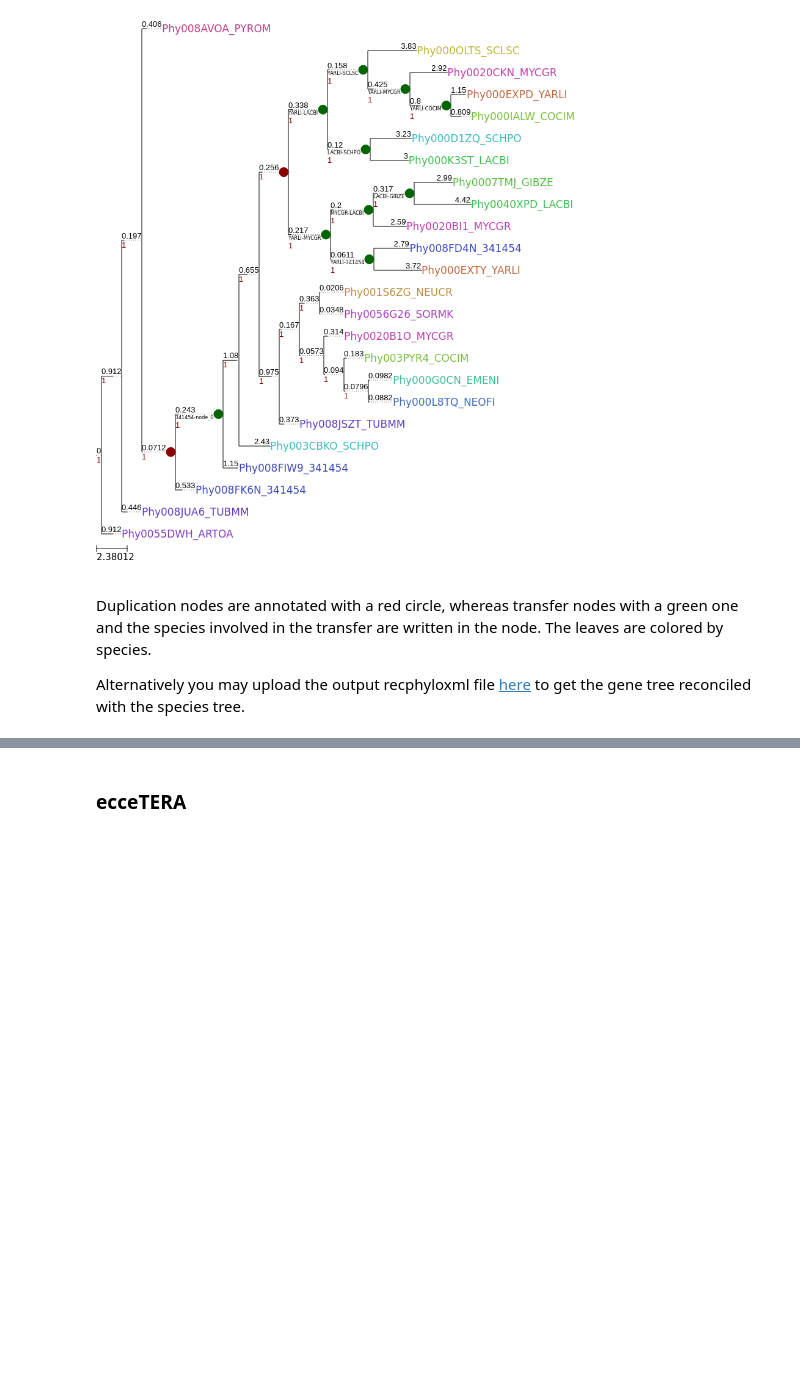
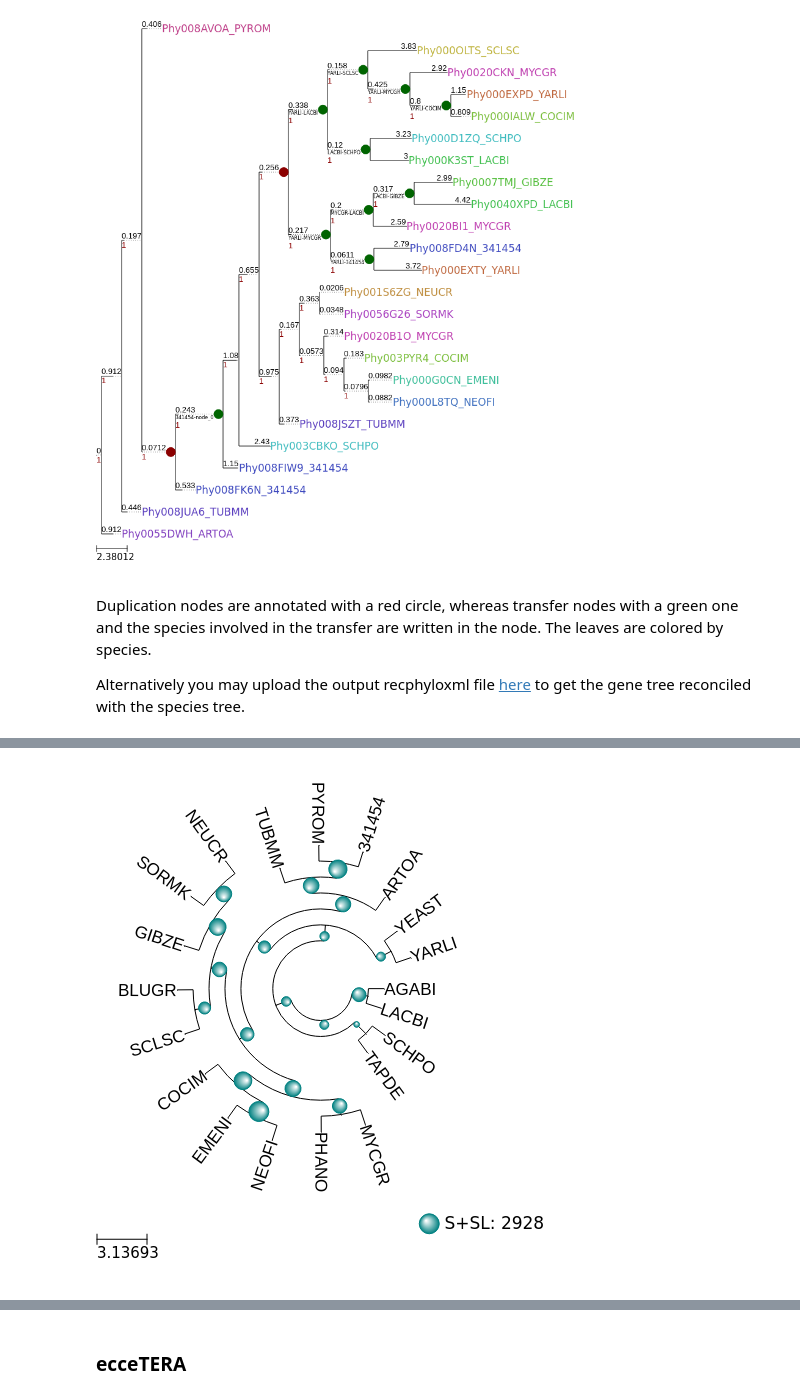
Before and after one commit to Gabaldonlab/phylome_analysis_giaco, a Jupyter notebook: examples/example_disc.ipynb, the cells around one changed output, grey strips where cells are left out. Cells and saved outputs as stored; diff of their text form; code cells hidden in the pictures; blank space fills up the shorter version.

```diff
--- a/examples/example_disc.ipynb
+++ b/examples/example_disc.ipynb
@@ -92,0 +126,4 @@ SVG(filename='./out_dir15/plot_grax_Phy008FIW9_rec.svg')
+# %%
+Image(filename='./out_dir15/plot_species_ancsize.png')
+# %% [output]
+[figure, added]
```
Also changed, not shown: parts of 17 cells of this notebook, 12 other files.
